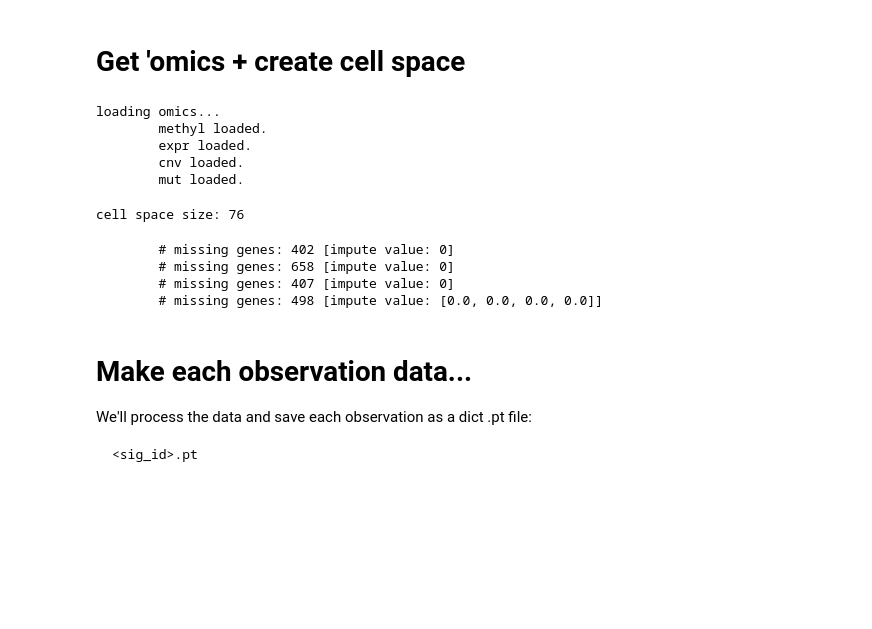
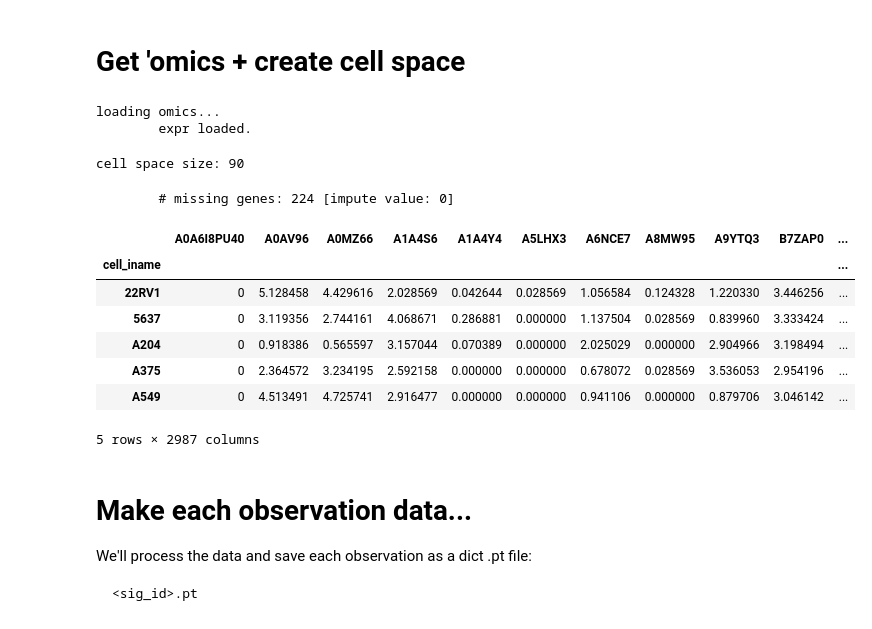
Before and after one commit to nathanieljevans/GSNN, a Jupyter notebook: src/MAKE_DATA.ipynb, the cells around one changed output. Saved outputs shown, nothing was run; the diff lists cells and outputs as text; code cells hidden in the pictures; blank space fills up the shorter version.

```diff
--- a/src/MAKE_DATA.ipynb
+++ b/src/MAKE_DATA.ipynb
@@ -606,18 +630,17 @@ len(cell_space)
 # Get 'omics + create cell space
 # %%
 print('loading omics...')
-methyl  = load_methyl(path=__DATA__, extpath='../extdata/') ; print('\tmethyl loaded.')
+#methyl  = load_methyl(path=__DATA__, extpath='../extdata/') ; print('\tmethyl loaded.')
 expr    = load_expr(path=__DATA__, extpath='../extdata/', zscore=False, clip_val=10) ; print('\texpr loaded.')
-cnv     = load_cnv(path=__DATA__, extpath='../extdata/') ; print('\tcnv loaded.')
-mut     = load_mut(path=__DATA__, extpath='../extdata/') ; print('\tmut loaded.')
+#cnv     = load_cnv(path=__DATA__, extpath='../extdata/') ; print('\tcnv loaded.')
+#mut     = load_mut(path=__DATA__, extpath='../extdata/') ; print('\tmut loaded.')
 # %% [output]
 loading omics...
-        methyl loaded.
         expr loaded.
-        cnv loaded.
-        mut loaded.
 # %%
-[expr, methyl, mut, cnv], cell_space = filter_to_common_cellspace(omics=[expr, methyl, mut, cnv], cell_space=cell_space)
+#[expr, methyl, mut, cnv], cell_space = filter_to_common_cellspace(omics=[expr, methyl, mut, cnv], cell_space=cell_space)
+[expr], cell_space = filter_to_common_cellspace(omics=[expr], cell_space=cell_space)
+
 print('cell space size:', len(cell_space))
 # %% [output]
-cell space size: 76
+cell space size: 90
@@ -652,15 +647,19 @@ def get_omics_dict(expr, methyl, mut, cnv, node_names, cell_space):
-# %%
-'''
-data.omics_dict[cell][node_idx] = ... # returns the omics for a given node
-'''
-data.cellspace = cell_space
-data.omics_dict = get_omics_dict(expr, methyl, mut, cnv, [x.split('__')[1] for x in data.node_names], cell_space)
-data.omics_dim = 7
-# %% [output]
-        # missing genes: 402 [impute value: 0]
-        # missing genes: 658 [impute value: 0]
-        # missing genes: 407 [impute value: 0]
-        # missing genes: 498 [impute value: [0.0, 0.0, 0.0, 0.0]]
+# %%
+required_nodes = np.unique(rna_space.tolist() + protein_space.tolist())
+
+expr = impute_missing_gene_ids(omic=expr, gene_space=required_nodes, fill_value=0)
+
+expr.head()
+# %% [output]
+        # missing genes: 224 [impute value: 0]
+|  | A0A6I8PU40 | A0AV96 | A0MZ66 | A1A4S6 | A1A4Y4 | A5LHX3 | A6NCE7 | A8MW95 | A9YTQ3 | B7ZAP0 | ... |
+| cell_iname |  |  |  |  |  |  |  |  |  |  | ... |
+| 22RV1 | 0 | 5.128458 | 4.429616 | 2.028569 | 0.042644 | 0.028569 | 1.056584 | 0.124328 | 1.220330 | 3.446256 | ... |
+| 5637 | 0 | 3.119356 | 2.744161 | 4.068671 | 0.286881 | 0.000000 | 1.137504 | 0.028569 | 0.839960 | 3.333424 | ... |
+| A204 | 0 | 0.918386 | 0.565597 | 3.157044 | 0.070389 | 0.000000 | 2.025029 | 0.000000 | 2.904966 | 3.198494 | ... |
+| A375 | 0 | 2.364572 | 3.234195 | 2.592158 | 0.000000 | 0.000000 | 0.678072 | 0.028569 | 3.536053 | 2.954196 | ... |
+| A549 | 0 | 4.513491 | 4.725741 | 2.916477 | 0.000000 | 0.000000 | 0.941106 | 0.000000 | 0.879706 | 3.046142 | ... |
+5 rows × 2987 columns
 # %% [markdown]
 # Make each observation data...
 
```
Also changed, not shown: parts of 19 cells of this notebook, 8 other files.
